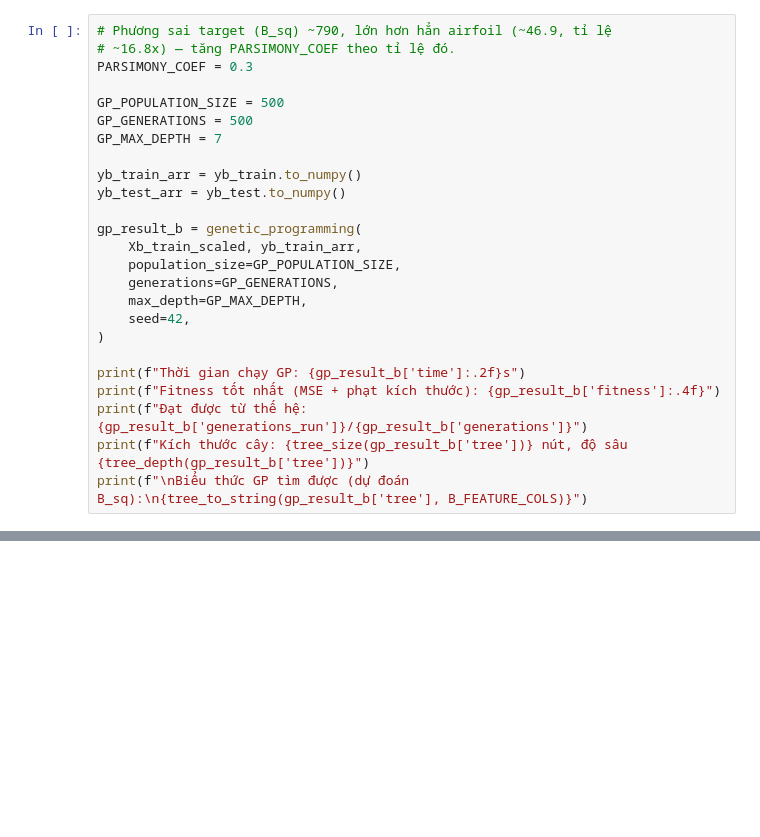
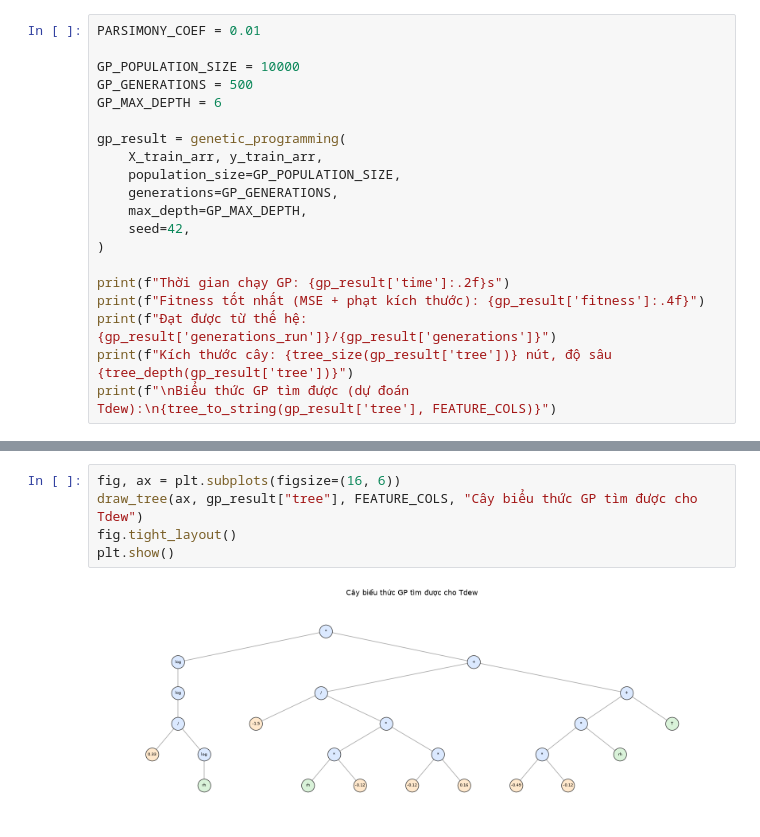
Before and after one commit to thiennguyen37-qn/Optimization-Theory---Genetic-Algorithm, a Jupyter notebook: 04_symbolic_regression.ipynb, the cells around one changed output, grey strips where cells are left out. Saved outputs shown, nothing was run; the diff lists cells and outputs as text; blank space fills up the shorter version.

```diff
--- a/04_symbolic_regression.ipynb
+++ b/04_symbolic_regression.ipynb
@@ -342,26 +368,21 @@ R2  : 0.4784
 # %%
-# Phương sai target (B_sq) ~790, lớn hơn hẳn airfoil (~46.9, tỉ lệ
-# ~16.8x) — tăng PARSIMONY_COEF theo tỉ lệ đó.
-PARSIMONY_COEF = 0.3
+PARSIMONY_COEF = 0.01
 
-GP_POPULATION_SIZE = 500
+GP_POPULATION_SIZE = 10000
 GP_GENERATIONS = 500
-GP_MAX_DEPTH = 7
+GP_MAX_DEPTH = 6
 
-yb_train_arr = yb_train.to_numpy()
-yb_test_arr = yb_test.to_numpy()
-
-gp_result_b = genetic_programming(
-    Xb_train_scaled, yb_train_arr,
+gp_result = genetic_programming(
+    X_train_arr, y_train_arr,
     population_size=GP_POPULATION_SIZE,
     generations=GP_GENERATIONS,
     max_depth=GP_MAX_DEPTH,
     seed=42,
 )
 
-print(f"Thời gian chạy GP: {gp_result_b['time']:.2f}s")
-print(f"Fitness tốt nhất (MSE + phạt kích thước): {gp_result_b['fitness']:.4f}")
-print(f"Đạt được từ thế hệ: {gp_result_b['generations_run']}/{gp_result_b['generations']}")
-print(f"Kích thước cây: {tree_size(gp_result_b['tree'])} nút, độ sâu {tree_depth(gp_result_b['tree'])}")
-print(f"\nBiểu thức GP tìm được (dự đoán B_sq):\n{tree_to_string(gp_result_b['tree'], B_FEATURE_COLS)}")
+print(f"Thời gian chạy GP: {gp_result['time']:.2f}s")
+print(f"Fitness tốt nhất (MSE + phạt kích thước): {gp_result['fitness']:.4f}")
+print(f"Đạt được từ thế hệ: {gp_result['generations_run']}/{gp_result['generations']}")
+print(f"Kích thước cây: {tree_size(gp_result['tree'])} nút, độ sâu {tree_depth(gp_result['tree'])}")
+print(f"\nBiểu thức GP tìm được (dự đoán Tdew):\n{tree_to_string(gp_result['tree'], FEATURE_COLS)}")
 # %% [output]
@@ -506,0 +504,7 @@ pd.DataFrame([
+# %%
+fig, ax = plt.subplots(figsize=(16, 6))
+draw_tree(ax, gp_result["tree"], FEATURE_COLS, "Cây biểu thức GP tìm được cho Tdew")
+fig.tight_layout()
+plt.show()
+# %% [output]
+[figure, added]
```
Also changed, not shown: parts of 18 cells of this notebook, 1 other file.
